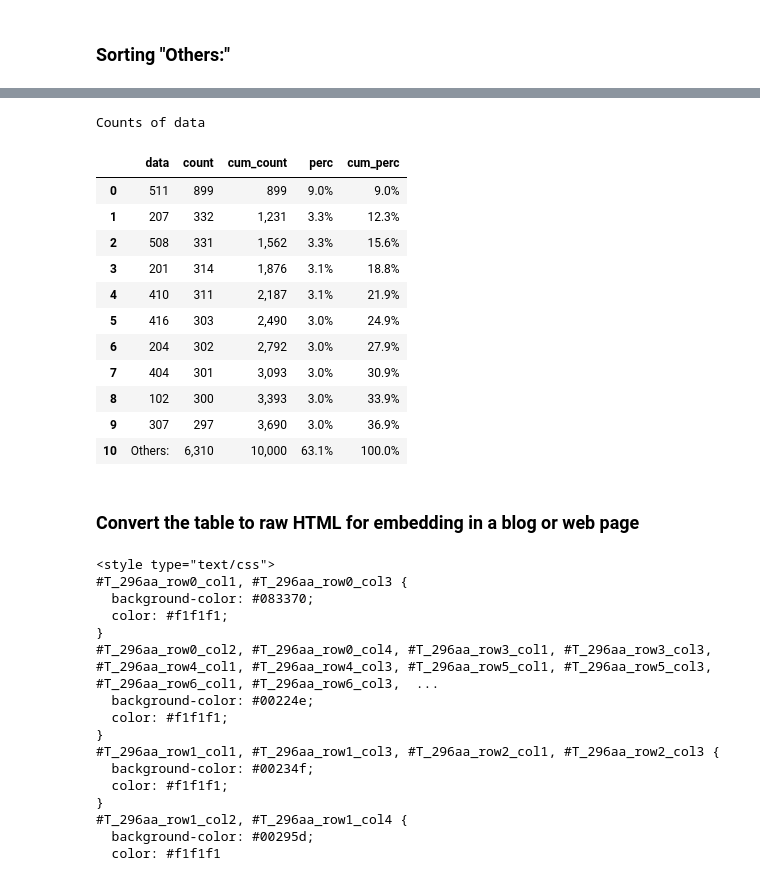
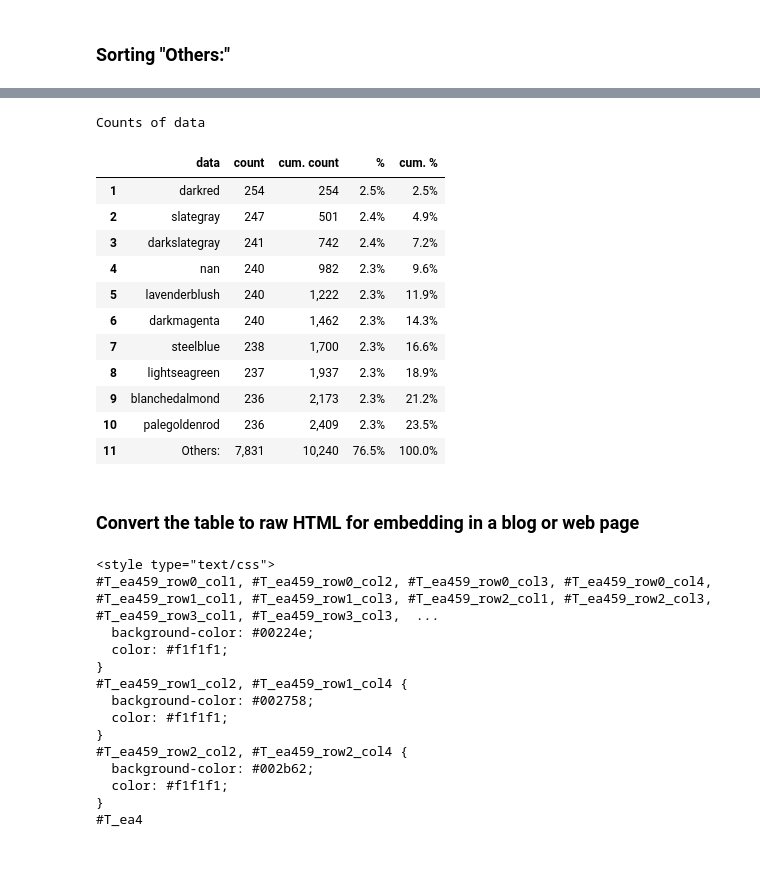
Before and after one commit to eliasdabbas/adviz, a Jupyter notebook: nbs/00_value_counts_plus.ipynb, the cells around one changed output, grey strips where cells are left out. Cells and saved outputs as stored; diff of their text form; code cells hidden in the pictures.

```diff
--- a/nbs/00_value_counts_plus.ipynb
+++ b/nbs/00_value_counts_plus.ipynb
@@ -80,3 +107,6 @@ def value_counts_plus(
+# %%
+from functools import partial
+value_counts_plus = partial(value_counts_plus, size=15)
 # %% [markdown]
 ### Counting a list of status codes - default
 # %%
@@ -87,5 +121,10 @@ import pandas as pd
 # %%
-status_codes = random.choices(
-    [s.value for s in HTTPStatus],
-    weights=[.01, 0.04, 0.1] * 20 + [0.1, 0.3],
-    k=10000)
+# status_codes = random.choices(
+#     [s.value for s in HTTPStatus],
+#     weights=[.01, 0.04, 0.1] * 20 + [0.1, 0.3],
+#     k=10000)
+
+colors = list(mpl.colors.cnames.keys())
+colors = random.choices(colors, weights=[0.9, 0.04, 0.05, 0.09]*37, k=10_000)
+colors += [np.nan for i in range(240)]
+colors[:20]
@@ -200,40 +319,38 @@ Counts of data
 # %%
-value_counts_plus(status_codes, background_gradient='cool')
+value_counts_plus(colors, background_gradient='cool')
 # %% [output]
 Counts of data
-|  | data | count | cum_count | perc | cum_perc |
-| 0 | 511 | 899 | 899 | 9.0% | 9.0% |
-| 1 | 207 | 332 | 1,231 | 3.3% | 12.3% |
-| 2 | 508 | 331 | 1,562 | 3.3% | 15.6% |
-| 3 | 201 | 314 | 1,876 | 3.1% | 18.8% |
-| 4 | 410 | 311 | 2,187 | 3.1% | 21.9% |
-| 5 | 416 | 303 | 2,490 | 3.0% | 24.9% |
-| 6 | 204 | 302 | 2,792 | 3.0% | 27.9% |
-| 7 | 404 | 301 | 3,093 | 3.0% | 30.9% |
-| 8 | 102 | 300 | 3,393 | 3.0% | 33.9% |
-| 9 | 307 | 297 | 3,690 | 3.0% | 36.9% |
-| 10 | Others: | 6,310 | 10,000 | 63.1% | 100.0% |
+|  | data | count | cum. count | % | cum. % |
+| 1 | darkred | 254 | 254 | 2.5% | 2.5% |
+| 2 | slategray | 247 | 501 | 2.4% | 4.9% |
+| 3 | darkslategray | 241 | 742 | 2.4% | 7.2% |
+| 4 | nan | 240 | 982 | 2.3% | 9.6% |
+| 5 | lavenderblush | 240 | 1,222 | 2.3% | 11.9% |
+| 6 | darkmagenta | 240 | 1,462 | 2.3% | 14.3% |
+| 7 | steelblue | 238 | 1,700 | 2.3% | 16.6% |
+| 8 | lightseagreen | 237 | 1,937 | 2.3% | 18.9% |
+| 9 | blanchedalmond | 236 | 2,173 | 2.3% | 21.2% |
+| 10 | palegoldenrod | 236 | 2,409 | 2.3% | 23.5% |
+| 11 | Others: | 7,831 | 10,240 | 76.5% | 100.0% |
 # %% [markdown]
 ### Convert the table to raw HTML for embedding in a blog or web page
 # %%
-print(value_counts_plus(status_codes).to_html()[:700])
+print(value_counts_plus(colors).to_html()[:700])
 # %% [output]
 <style type="text/css">
-#T_296aa_row0_col1, #T_296aa_row0_col3 {
-  background-color: #083370;
-  color: #f1f1f1;
-}
-#T_296aa_row0_col2, #T_296aa_row0_col4, #T_296aa_row3_col1, #T_296aa_row3_col3, #T_296aa_row4_col1, #T_296aa_row4_col3, #T_296aa_row5_col1, #T_296aa_row5_col3, #T_296aa_row6_col1, #T_296aa_row6_col3,  ...
+#T_ea459_row0_col1, #T_ea459_row0_col2, #T_ea459_row0_col3, #T_ea459_row0_col4, #T_ea459_row1_col1, #T_ea459_row1_col3, #T_ea459_row2_col1, #T_ea459_row2_col3, #T_ea459_row3_col1, #T_ea459_row3_col3,  ...
   background-color: #00224e;
   color: #f1f1f1;
 }
-#T_296aa_row1_col1, #T_296aa_row1_col3, #T_296aa_row2_col1, #T_296aa_row2_col3 {
-  background-color: #00234f;
+#T_ea459_row1_col2, #T_ea459_row1_col4 {
+  background-color: #002758;
   color: #f1f1f1;
 }
-#T_296aa_row1_col2, #T_296aa_row1_col4 {
-  background-color: #00295d;
-  color: #f1f1f1
+#T_ea459_row2_col2, #T_ea459_row2_col4 {
+  background-color: #002b62;
+  color: #f1f1f1;
+}
+#T_ea4
 # %%
 #| hide
 import nbdev; nbdev.nbdev_export()
```
Also changed, not shown: parts of 23 cells of this notebook, 3 other files.
